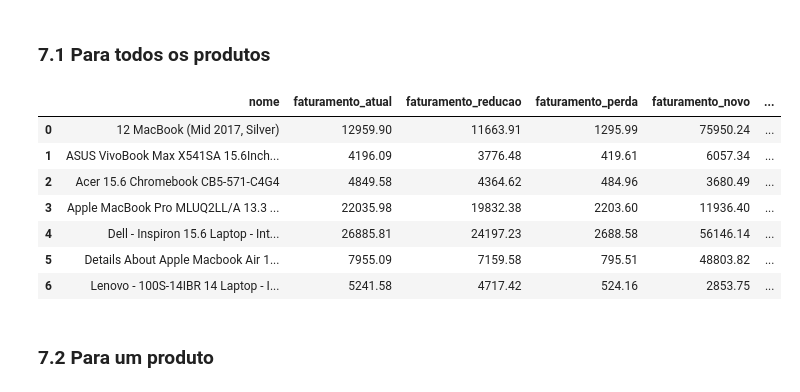
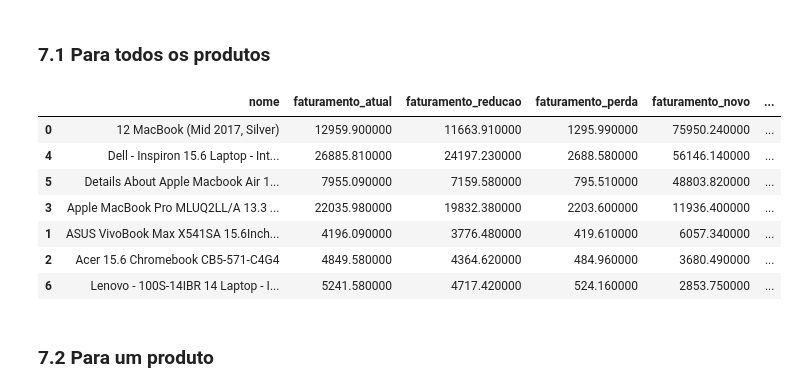
Before and after one commit to leonardonassibfonseca/elasticidade_de_preco, a Jupyter notebook: notebook/PA006.ipynb, the cells around one changed output. Cells and saved outputs as stored; diff of their text form; code cells hidden in the pictures.

```diff
--- a/notebook/PA006.ipynb
+++ b/notebook/PA006.ipynb
@@ -752,41 +753,42 @@ resultado_faturamento = {'nome': [],
                          'faturamento_reducao': [],
                          'faturamento_perda': [],
                          'faturamento_novo': [],
                          'variacao_faturamento': [],
                          'variacao_percentual': []}
 
 for i in range(len(df_elasticidade_ordenada)):
     preco_atual_medio = x_preco[df_elasticidade_ordenada['nome'][i]].mean()
     demanda_atual = y_demanda[df_elasticidade_ordenada['nome'][i]].sum()
     reducao_preco = preco_atual_medio * 0.9
     aumento_demanda = - 0.1 * df_elasticidade_ordenada['elasticidade_de_preco'][i]
     demanda_nova = aumento_demanda * demanda_atual
     faturamento_atual = round(preco_atual_medio * demanda_atual, 2)
     faturamento_novo = round(reducao_preco * demanda_nova, 2)
     faturamento_reducao = round(faturamento_atual * 0.9, 2)
     faturamento_perda = round(faturamento_atual - faturamento_reducao, 2)
     variacao_faturamento = round(faturamento_novo - faturamento_atual, 2)
     variacao_percentual = round(((faturamento_novo - faturamento_atual) / faturamento_atual) * 100, 2)
 
     resultado_faturamento['nome'].append(df_elasticidade_ordenada['nome'][i])
     resultado_faturamento['faturamento_atual'].append(faturamento_atual)
     resultado_faturamento['faturamento_reducao'].append(faturamento_reducao)
     resultado_faturamento['faturamento_perda'].append(faturamento_perda)
     resultado_faturamento['faturamento_novo'].append(faturamento_novo)
     resultado_faturamento['variacao_faturamento'].append(variacao_faturamento)
     resultado_faturamento['variacao_percentual'].append(variacao_percentual)
 
 df_resultado = pd.DataFrame(resultado_faturamento)
-df_resultado
+(df_resultado.sort_values('faturamento_novo', ascending = False)
+            .style.highlight_max(color = 'red', subset = 'faturamento_novo'))
 # %% [output]
 |  | nome | faturamento_atual | faturamento_reducao | faturamento_perda | faturamento_novo | ... |
-| 0 | 12 MacBook (Mid 2017, Silver) | 12959.90 | 11663.91 | 1295.99 | 75950.24 | ... |
-| 1 | ASUS VivoBook Max X541SA 15.6Inch... | 4196.09 | 3776.48 | 419.61 | 6057.34 | ... |
-| 2 | Acer 15.6 Chromebook CB5-571-C4G4 | 4849.58 | 4364.62 | 484.96 | 3680.49 | ... |
-| 3 | Apple MacBook Pro MLUQ2LL/A 13.3 ... | 22035.98 | 19832.38 | 2203.60 | 11936.40 | ... |
-| 4 | Dell - Inspiron 15.6 Laptop - Int... | 26885.81 | 24197.23 | 2688.58 | 56146.14 | ... |
-| 5 | Details About Apple Macbook Air 1... | 7955.09 | 7159.58 | 795.51 | 48803.82 | ... |
-| 6 | Lenovo - 100S-14IBR 14 Laptop - I... | 5241.58 | 4717.42 | 524.16 | 2853.75 | ... |
+| 0 | 12 MacBook (Mid 2017, Silver) | 12959.900000 | 11663.910000 | 1295.990000 | 75950.240000 | ... |
+| 4 | Dell - Inspiron 15.6 Laptop - Int... | 26885.810000 | 24197.230000 | 2688.580000 | 56146.140000 | ... |
+| 5 | Details About Apple Macbook Air 1... | 7955.090000 | 7159.580000 | 795.510000 | 48803.820000 | ... |
+| 3 | Apple MacBook Pro MLUQ2LL/A 13.3 ... | 22035.980000 | 19832.380000 | 2203.600000 | 11936.400000 | ... |
+| 1 | ASUS VivoBook Max X541SA 15.6Inch... | 4196.090000 | 3776.480000 | 419.610000 | 6057.340000 | ... |
+| 2 | Acer 15.6 Chromebook CB5-571-C4G4 | 4849.580000 | 4364.620000 | 484.960000 | 3680.490000 | ... |
+| 6 | Lenovo - 100S-14IBR 14 Laptop - I... | 5241.580000 | 4717.420000 | 524.160000 | 2853.750000 | ... |
 # %%
 path = '/home/leonardo/projetos_/elasticidade_de_preco/dataset'
 df_resultado.to_csv(path + '/df_resultado_negocio.csv')
```
Also changed, not shown: parts of 2 cells of this notebook, 1 other file.
